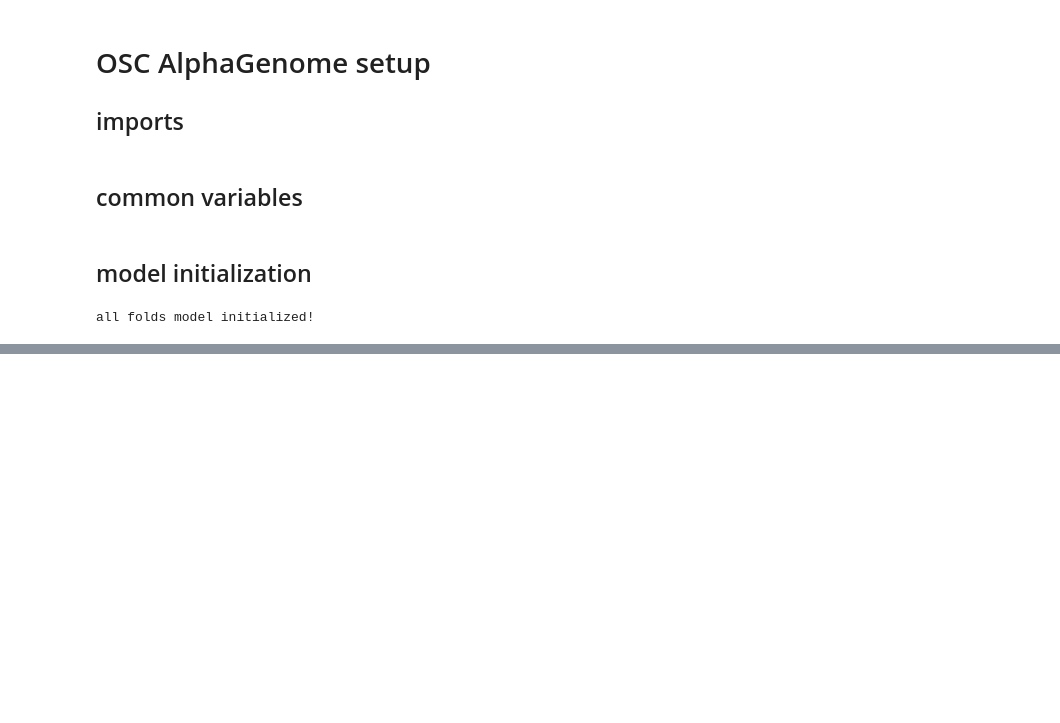
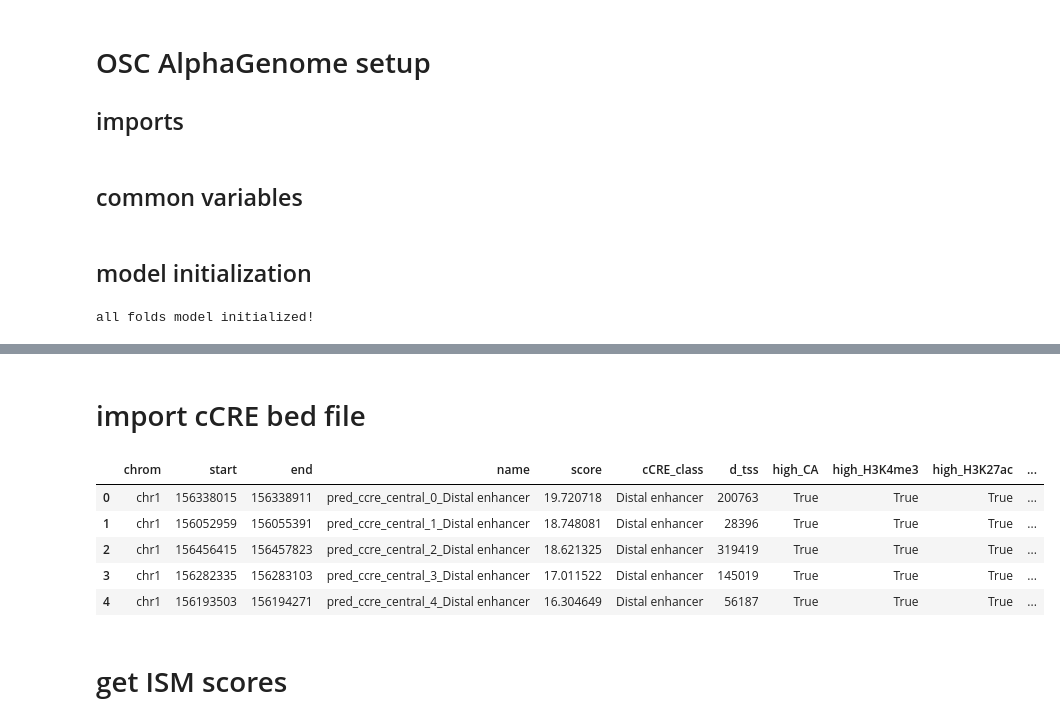
Before and after one commit to cralbers/variant-effects, a Jupyter notebook: osc/ISM_analysis.ipynb, the cells around one changed output, grey strips where cells are left out. Saved outputs shown, nothing was run; the diff lists cells and outputs as text; code cells hidden in the pictures; blank space fills up the shorter version.

```diff
--- a/osc/ISM_analysis.ipynb
+++ b/osc/ISM_analysis.ipynb
@@ -111,0 +103,16 @@ df.head(20)
+# %% [markdown]
+# import cCRE bed file
+# %%
+ccre_df = pd.read_csv(ccre_bed_path, sep='\t')
+ccre_df['start'] = ccre_df['start'].astype(int)
+ccre_df['end'] = ccre_df['end'].astype(int)
+ccre_df.head()
+# %% [output]
+|  | chrom | start | end | name | score | cCRE_class | d_tss | high_CA | high_H3K4me3 | high_H3K27ac | ... |
+| 0 | chr1 | 156338015 | 156338911 | pred_ccre_central_0_Distal enhancer | 19.720718 | Distal enhancer | 200763 | True | True | True | ... |
+| 1 | chr1 | 156052959 | 156055391 | pred_ccre_central_1_Distal enhancer | 18.748081 | Distal enhancer | 28396 | True | True | True | ... |
+| 2 | chr1 | 156456415 | 156457823 | pred_ccre_central_2_Distal enhancer | 18.621325 | Distal enhancer | 319419 | True | True | True | ... |
+| 3 | chr1 | 156282335 | 156283103 | pred_ccre_central_3_Distal enhancer | 17.011522 | Distal enhancer | 145019 | True | True | True | ... |
+| 4 | chr1 | 156193503 | 156194271 | pred_ccre_central_4_Distal enhancer | 16.304649 | Distal enhancer | 56187 | True | True | True | ... |
+# %% [markdown]
+# get ISM scores
```
Also changed, not shown: parts of 14 cells of this notebook, 3 other files.
